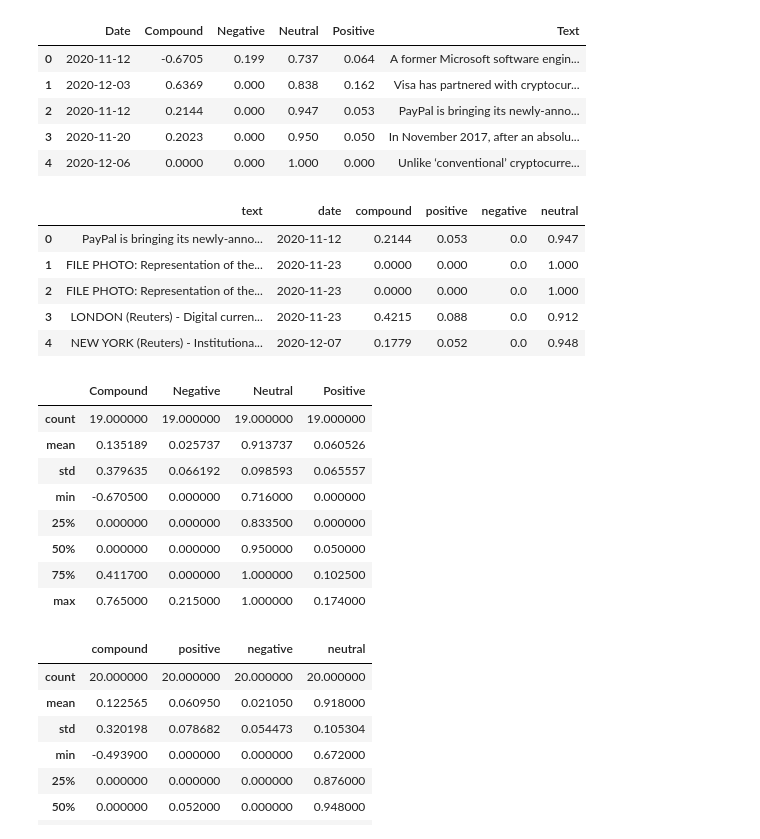
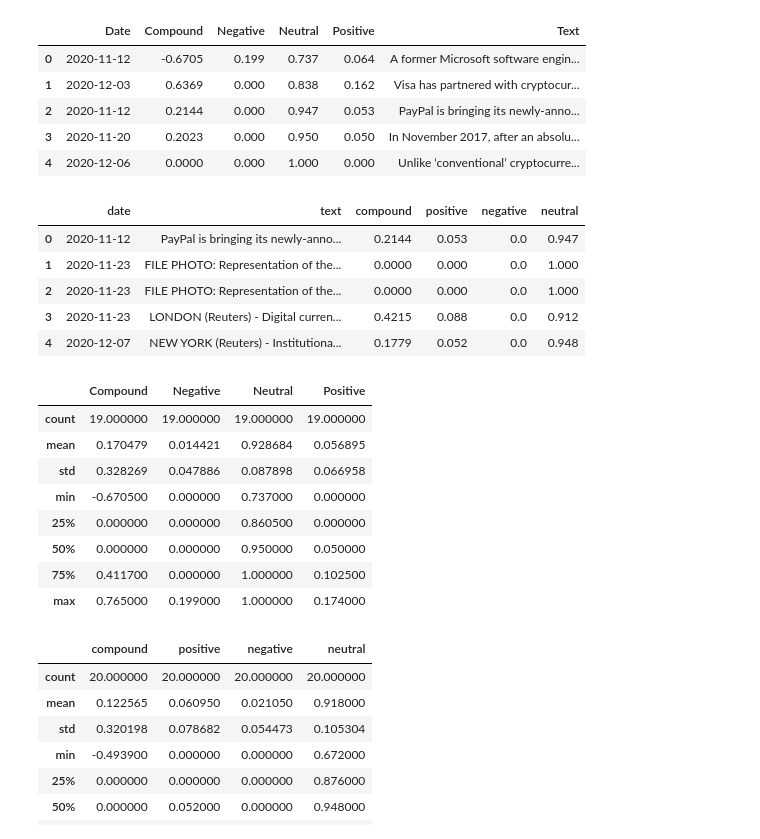
Before and after one commit to IbrahimaDIALLOBowe/Unit-12-Tales-from-the-Crypto, a Jupyter notebook: Homework/Instructions/Starter_Code/crypto_sentiment.ipynb, the cells around one changed output. Drawn from its saved outputs; the diff is of its cells as text; code cells hidden in the pictures.

```diff
--- a/Homework/Instructions/Starter_Code/crypto_sentiment.ipynb
+++ b/Homework/Instructions/Starter_Code/crypto_sentiment.ipynb
@@ -182,55 +102,53 @@ btc_df.head()
 | 4 | 2020-12-06 | 0.0000 | 0.000 | 1.000 | 0.000 | Unlike ‘conventional’ cryptocurre... |
 # %%
 # Create the ethereum sentiment scores DataFrame
-# YOUR CODE HERE!
-
 ethereum_sentiments = []
 for article in Ethereum_headlines["articles"]:
     try:
         sentiment = analyzer.polarity_scores(article["content"])
 
         text = article["content"]
         date = article["publishedAt"][:10]
         sentiment = analyzer.polarity_scores(text)
         compound = sentiment["compound"]
         pos = sentiment["pos"]
         neu = sentiment["neu"]
         neg = sentiment["neg"]
         ethereum_sentiments.append({
             "text": text,
             "date": date,
             "compound": compound,
             "positive": pos,
             "negative": neg,
             "neutral": neu
         })
     except AttributeError:
         pass
 # Create DataFrame
-eth_df = pd.DataFrame(ethereum_sentiments)
+eth_sent_df = pd.DataFrame(ethereum_sentiments)
 # Reorder DataFrame columns
 cols = ["date", "text", "compound", "positive", "negative", "neutral"]
-ethereum_df = ethereum_df[cols]
-eth_df.head()
+eth_sent_df = eth_sent_df[cols]
+eth_sent_df.head()
 # %% [output]
-|  | text | date | compound | positive | negative | neutral |
-| 0 | PayPal is bringing its newly-anno... | 2020-11-12 | 0.2144 | 0.053 | 0.0 | 0.947 |
-| 1 | FILE PHOTO: Representation of the... | 2020-11-23 | 0.0000 | 0.000 | 0.0 | 1.000 |
-| 2 | FILE PHOTO: Representation of the... | 2020-11-23 | 0.0000 | 0.000 | 0.0 | 1.000 |
-| 3 | LONDON (Reuters) - Digital curren... | 2020-11-23 | 0.4215 | 0.088 | 0.0 | 0.912 |
-| 4 | NEW YORK (Reuters) - Institutiona... | 2020-12-07 | 0.1779 | 0.052 | 0.0 | 0.948 |
+|  | date | text | compound | positive | negative | neutral |
+| 0 | 2020-11-12 | PayPal is bringing its newly-anno... | 0.2144 | 0.053 | 0.0 | 0.947 |
+| 1 | 2020-11-23 | FILE PHOTO: Representation of the... | 0.0000 | 0.000 | 0.0 | 1.000 |
+| 2 | 2020-11-23 | FILE PHOTO: Representation of the... | 0.0000 | 0.000 | 0.0 | 1.000 |
+| 3 | 2020-11-23 | LONDON (Reuters) - Digital curren... | 0.4215 | 0.088 | 0.0 | 0.912 |
+| 4 | 2020-12-07 | NEW YORK (Reuters) - Institutiona... | 0.1779 | 0.052 | 0.0 | 0.948 |
 # %%
 # Describe the Bitcoin Sentiment
-btc_df.describe()
+btc_sent_df.describe()
 # %% [output]
 |  | Compound | Negative | Neutral | Positive |
 | count | 19.000000 | 19.000000 | 19.000000 | 19.000000 |
-| mean | 0.135189 | 0.025737 | 0.913737 | 0.060526 |
-| std | 0.379635 | 0.066192 | 0.098593 | 0.065557 |
-| min | -0.670500 | 0.000000 | 0.716000 | 0.000000 |
-| 25% | 0.000000 | 0.000000 | 0.833500 | 0.000000 |
+| mean | 0.170479 | 0.014421 | 0.928684 | 0.056895 |
+| std | 0.328269 | 0.047886 | 0.087898 | 0.066958 |
+| min | -0.670500 | 0.000000 | 0.737000 | 0.000000 |
+| 25% | 0.000000 | 0.000000 | 0.860500 | 0.000000 |
 | 50% | 0.000000 | 0.000000 | 0.950000 | 0.050000 |
 | 75% | 0.411700 | 0.000000 | 1.000000 | 0.102500 |
-| max | 0.765000 | 0.215000 | 1.000000 | 0.174000 |
+| max | 0.765000 | 0.199000 | 1.000000 | 0.174000 |
 # %%
 # Describe the Ethereum Sentiment
```
Also changed, not shown: parts of 28 cells of this notebook.
